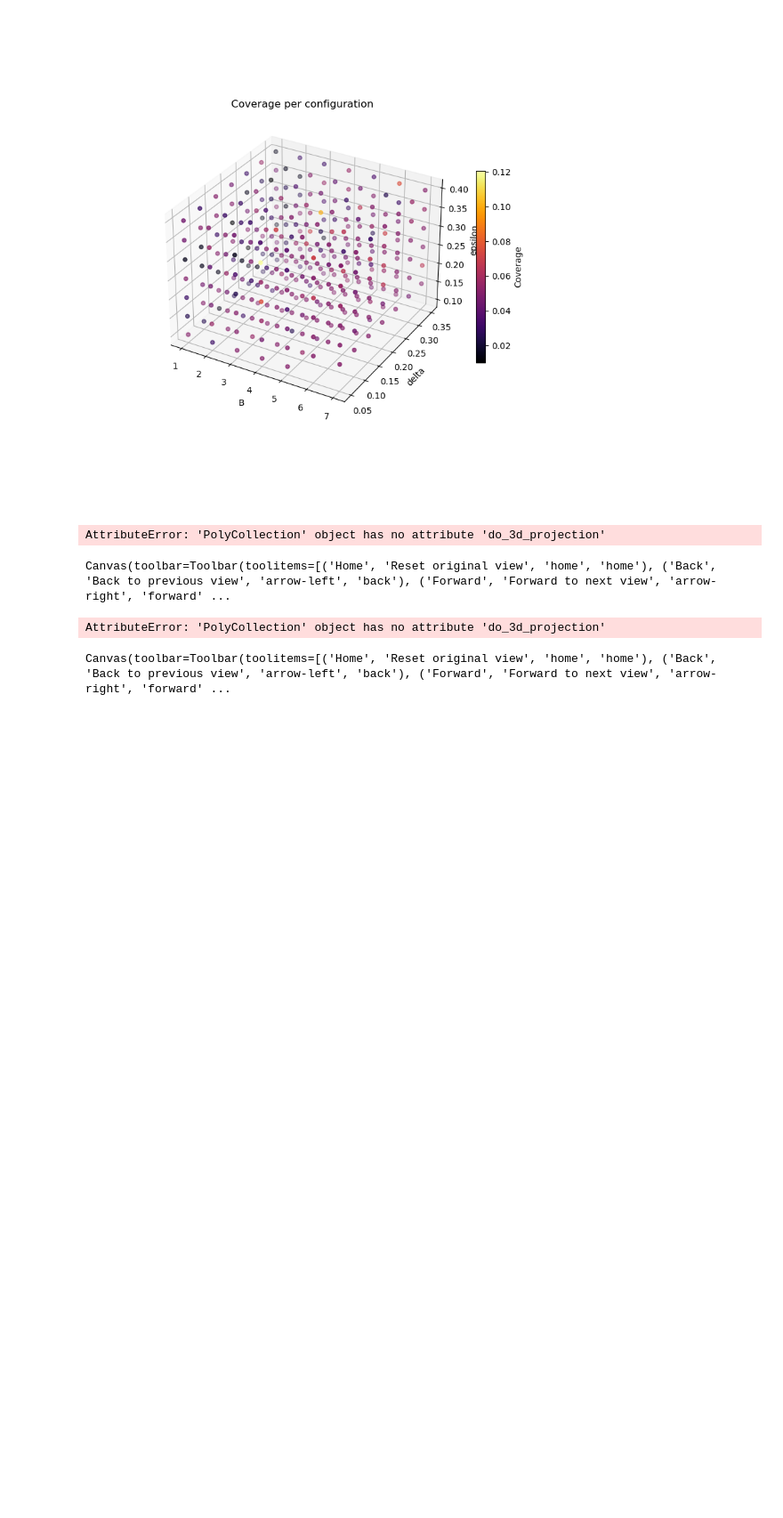
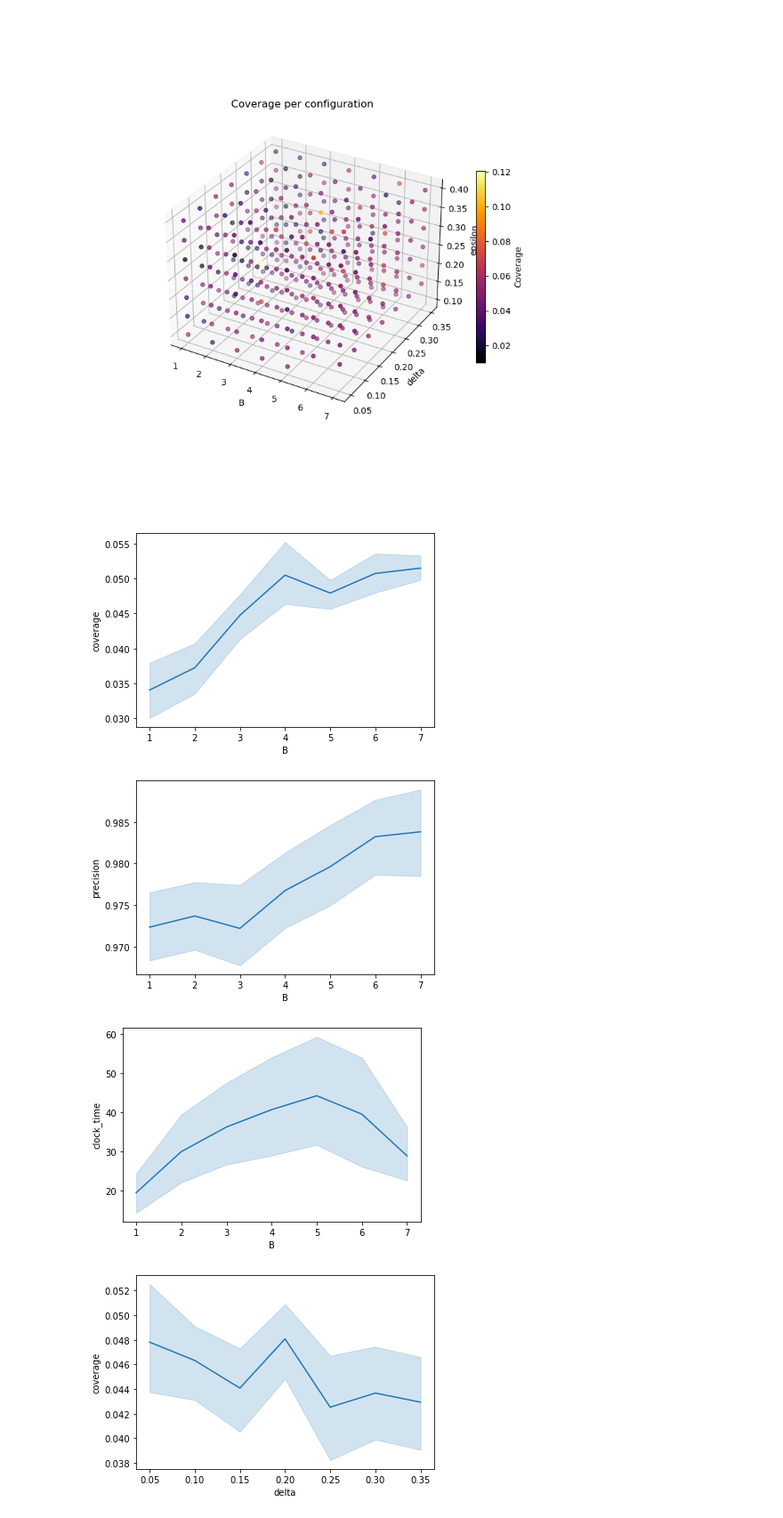
Before and after one commit to LUH-AI/Ginger-Anchors, a Jupyter notebook: src/plots.ipynb, the cells around one changed output. Shown at 89% size. Saved outputs shown, nothing was run; the diff lists cells and outputs as text; code cells hidden in the pictures; blank space fills up the shorter version.

```diff
--- a/src/plots.ipynb
+++ b/src/plots.ipynb
@@ -79,14 +85,28 @@ ax.set_title("Coverage per configuration")
 Text(0.5, 0.92, 'Coverage per configuration')
 [figure]
 # %%
+# global behaviour of delta and eps
+%matplotlib inline
 fig = sns.lineplot(x=df["B"], y=df["coverage"])
-# plt.show()
+plt.show()
 fig = sns.lineplot(x=df["B"], y=df["precision"])
 plt.show()
 fig = sns.lineplot(x=df["B"], y=df["clock_time"])
 plt.show()
+fig = sns.lineplot(x=df["delta"], y=df["coverage"])
+plt.show()
+fig = sns.lineplot(x=df["delta"], y=df["precision"])
+plt.show()
+fig = sns.lineplot(x=df["delta"], y=df["clock_time"])
+plt.show()
+fig = sns.lineplot(x=df["epsilon"], y=df["coverage"])
+plt.show()
+fig = sns.lineplot(x=df["epsilon"], y=df["precision"])
+plt.show()
+fig = sns.lineplot(x=df["epsilon"], y=df["clock_time"])
+plt.show()
 # %% [output]
-AttributeError: 'PolyCollection' object has no attribute 'do_3d_projection'
-Canvas(toolbar=Toolbar(toolitems=[('Home', 'Reset original view', 'home', 'home'), ('Back', 'Back to previous view', 'arrow-left', 'back'), ('Forward', 'Forward to next view', 'arrow-right', 'forward' ...
-AttributeError: 'PolyCollection' object has no attribute 'do_3d_projection'
-Canvas(toolbar=Toolbar(toolitems=[('Home', 'Reset original view', 'home', 'home'), ('Back', 'Back to previous view', 'arrow-left', 'back'), ('Forward', 'Forward to next view', 'arrow-right', 'forward' ...
+[figure, added]
+[figure, added]
+[figure, added]
+[figure, added]
```
Also changed, not shown: parts of 5 cells of this notebook, 7 other files.
